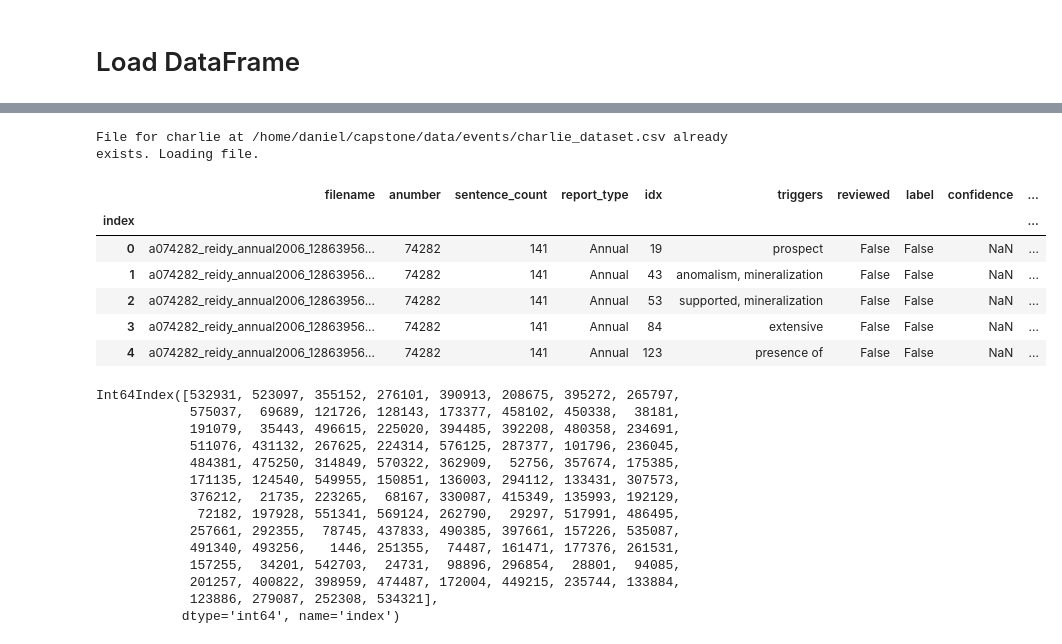
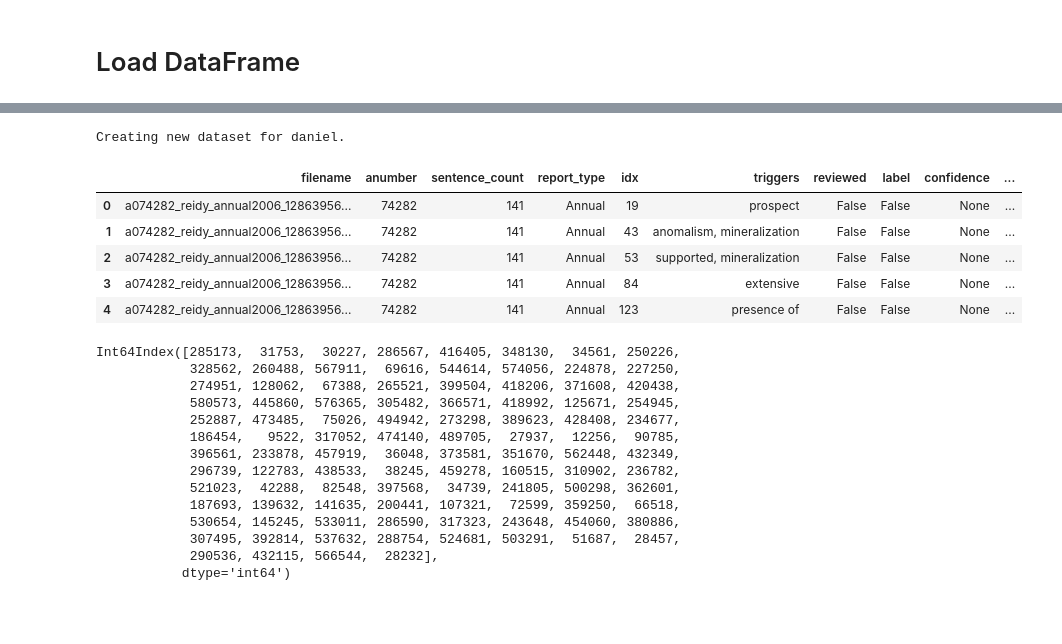
Before and after one commit to tanghyd/capstone, a Jupyter notebook: sentence_labeller.ipynb, the cells around one changed output, grey strips where cells are left out. Cells and saved outputs as stored; diff of their text form; code cells hidden in the pictures; blank space fills up the shorter version.

Commit message:
Bug fix sentence_labeller.ipynb

```diff
--- a/sentence_labeller.ipynb
+++ b/sentence_labeller.ipynb
@@ -87,41 +65,51 @@ source.head()
 # specify labellers
 users = ('daniel','charlie')
 dataset = {}
 
 ### SPECIFY USER ###
-user = 'charlie'
+user = 'daniel'
 
 # get data from path given user
 from pathlib import Path
 base_path = Path('.')
 labelled_path = base_path / 'data' / 'events' / f'{user}_dataset.csv'
+
+# get geoview data
+geoview = get_geoview_data()
+
+# load triggers grouped by sentence_idx in each file - triggers are comma separated strings
+extracted_triggers = pd.read_csv(os.path.join('data','events', 'extracted_triggers_grouped.csv'), index_col=0)
+
+# merge capstone_file data with anumber data with extracted triggers, joined on filename
+source = capstone_files.merge(
+    geoview[['anumber','report_type']], on='anumber').merge(
+    extracted_triggers, on='filename')
 
 for usr in users:
     if usr==user:
         if os.path.isfile(labelled_path):
             print(f'File for {user} at {labelled_path.resolve()} already exists. Loading file.')
             dataset[user] = pd.read_csv(labelled_path, index_col=0)
         else:
             print(f'Creating new dataset for {user}.')
             # create a dataset for each labeller based off the source data
             dataset[user] = pd.DataFrame.from_dict(dict(
                     source.to_dict(),
                     **{'reviewed': {idx: False for idx in range(len(source))}},
                     **{'label': {idx: False for idx in range(len(source))}},
                     **{'confidence': {idx: None for idx in range(len(source))}},
                     **{'lower_bound': {idx: 0 for idx in range(len(source))}},
                     **{'upper_bound': {idx: 0 for idx in range(len(source))}}))
 
 dataset[user].head()
 # %% [output]
-File for charlie at /home/daniel/capstone/data/events/charlie_dataset.csv already exists. Loading file.
+Creating new dataset for daniel.
 |  | filename | anumber | sentence_count | report_type | idx | triggers | reviewed | label | confidence | ... |
-| index |  |  |  |  |  |  |  |  |  | ... |
-| 0 | a074282_reidy_annual2006_12863956... | 74282 | 141 | Annual | 19 | prospect | False | False | NaN | ... |
-| 1 | a074282_reidy_annual2006_12863956... | 74282 | 141 | Annual | 43 | anomalism, mineralization | False | False | NaN | ... |
-| 2 | a074282_reidy_annual2006_12863956... | 74282 | 141 | Annual | 53 | supported, mineralization | False | False | NaN | ... |
-| 3 | a074282_reidy_annual2006_12863956... | 74282 | 141 | Annual | 84 | extensive | False | False | NaN | ... |
-| 4 | a074282_reidy_annual2006_12863956... | 74282 | 141 | Annual | 123 | presence of | False | False | NaN | ... |
+| 0 | a074282_reidy_annual2006_12863956... | 74282 | 141 | Annual | 19 | prospect | False | False | None | ... |
+| 1 | a074282_reidy_annual2006_12863956... | 74282 | 141 | Annual | 43 | anomalism, mineralization | False | False | None | ... |
+| 2 | a074282_reidy_annual2006_12863956... | 74282 | 141 | Annual | 53 | supported, mineralization | False | False | None | ... |
+| 3 | a074282_reidy_annual2006_12863956... | 74282 | 141 | Annual | 84 | extensive | False | False | None | ... |
+| 4 | a074282_reidy_annual2006_12863956... | 74282 | 141 | Annual | 123 | presence of | False | False | None | ... |
 # %%
 dataset[user].to_csv(labelled_path, index=True, index_label='index')
 # %%
@@ -142,22 +130,23 @@ def get_indices(dataset, n=100, prop=False, seed=None):
     return indices
 # %%
 # get indices from stratified sampling procedure - make sure to set seed for consistent
-indices = get_indices(dataset[user], n=100, seed=seed)
-indices
+batch_size = 100
+batch_indices = get_indices(dataset[user], n=batch_size, seed=seed)
+batch_indices
 # %% [output]
-Int64Index([532931, 523097, 355152, 276101, 390913, 208675, 395272, 265797,
-            575037,  69689, 121726, 128143, 173377, 458102, 450338,  38181,
-            191079,  35443, 496615, 225020, 394485, 392208, 480358, 234691,
-            511076, 431132, 267625, 224314, 576125, 287377, 101796, 236045,
-            484381, 475250, 314849, 570322, 362909,  52756, 357674, 175385,
-            171135, 124540, 549955, 150851, 136003, 294112, 133431, 307573,
-            376212,  21735, 223265,  68167, 330087, 415349, 135993, 192129,
-             72182, 197928, 551341, 569124, 262790,  29297, 517991, 486495,
-            257661, 292355,  78745, 437833, 490385, 397661, 157226, 535087,
-            491340, 493256,   1446, 251355,  74487, 161471, 177376, 261531,
-            157255,  34201, 542703,  24731,  98896, 296854,  28801,  94085,
-            201257, 400822, 398959, 474487, 172004, 449215, 235744, 133884,
-            123886, 279087, 252308, 534321],
-           dtype='int64', name='index')
+Int64Index([285173,  31753,  30227, 286567, 416405, 348130,  34561, 250226,
+            328562, 260488, 567911,  69616, 544614, 574056, 224878, 227250,
+            274951, 128062,  67388, 265521, 399504, 418206, 371608, 420438,
+            580573, 445860, 576365, 305482, 366571, 418992, 125671, 254945,
+            252887, 473485,  75026, 494942, 273298, 389623, 428408, 234677,
+            186454,   9522, 317052, 474140, 489705,  27937,  12256,  90785,
+            396561, 233878, 457919,  36048, 373581, 351670, 562448, 432349,
+            296739, 122783, 438533,  38245, 459278, 160515, 310902, 236782,
+            521023,  42288,  82548, 397568,  34739, 241805, 500298, 362601,
+            187693, 139632, 141635, 200441, 107321,  72599, 359250,  66518,
+            530654, 145245, 533011, 286590, 317323, 243648, 454060, 380886,
+            307495, 392814, 537632, 288754, 524681, 503291,  51687,  28457,
+            290536, 432115, 566544,  28232],
+           dtype='int64')
 # %%
 # return the user's dataset given the sampled indices but with rows that have not been reviewed
```
Also changed, not shown: parts of 9 cells of this notebook.
